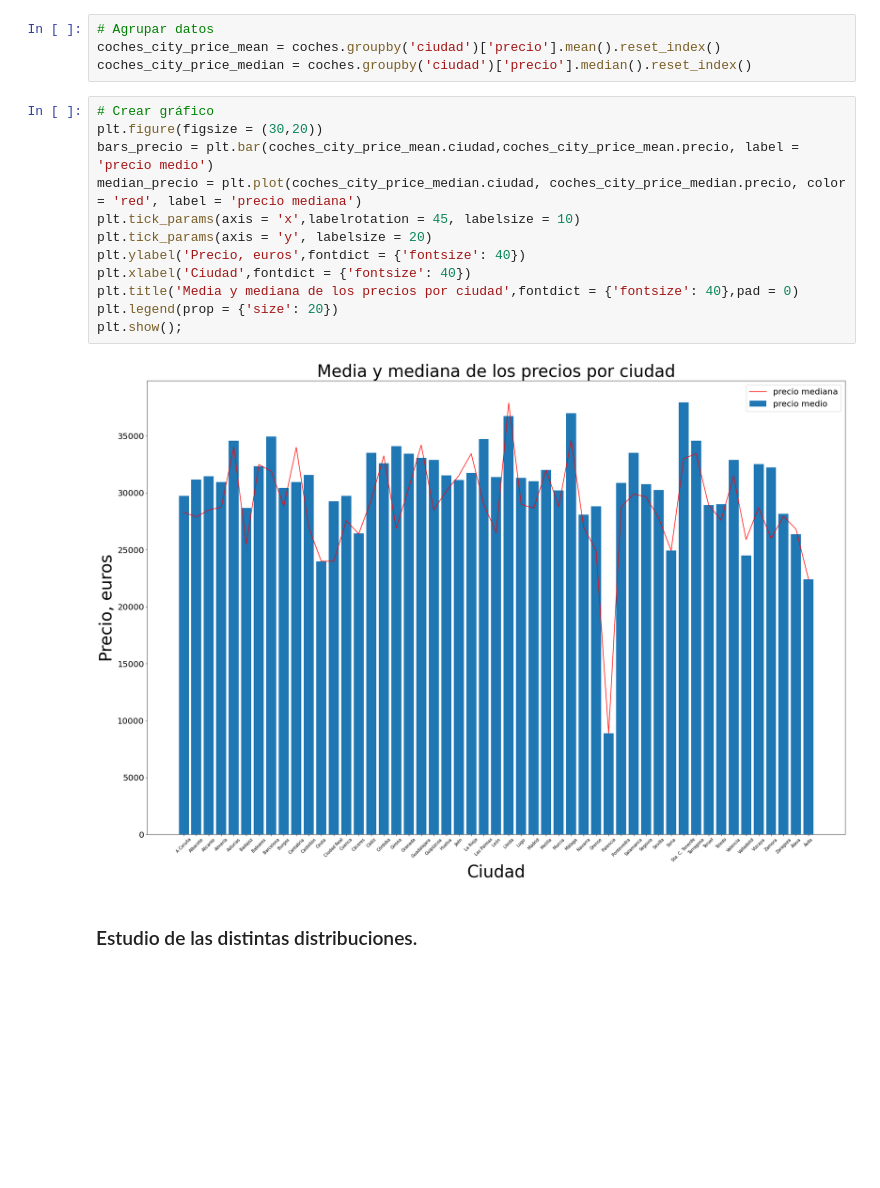
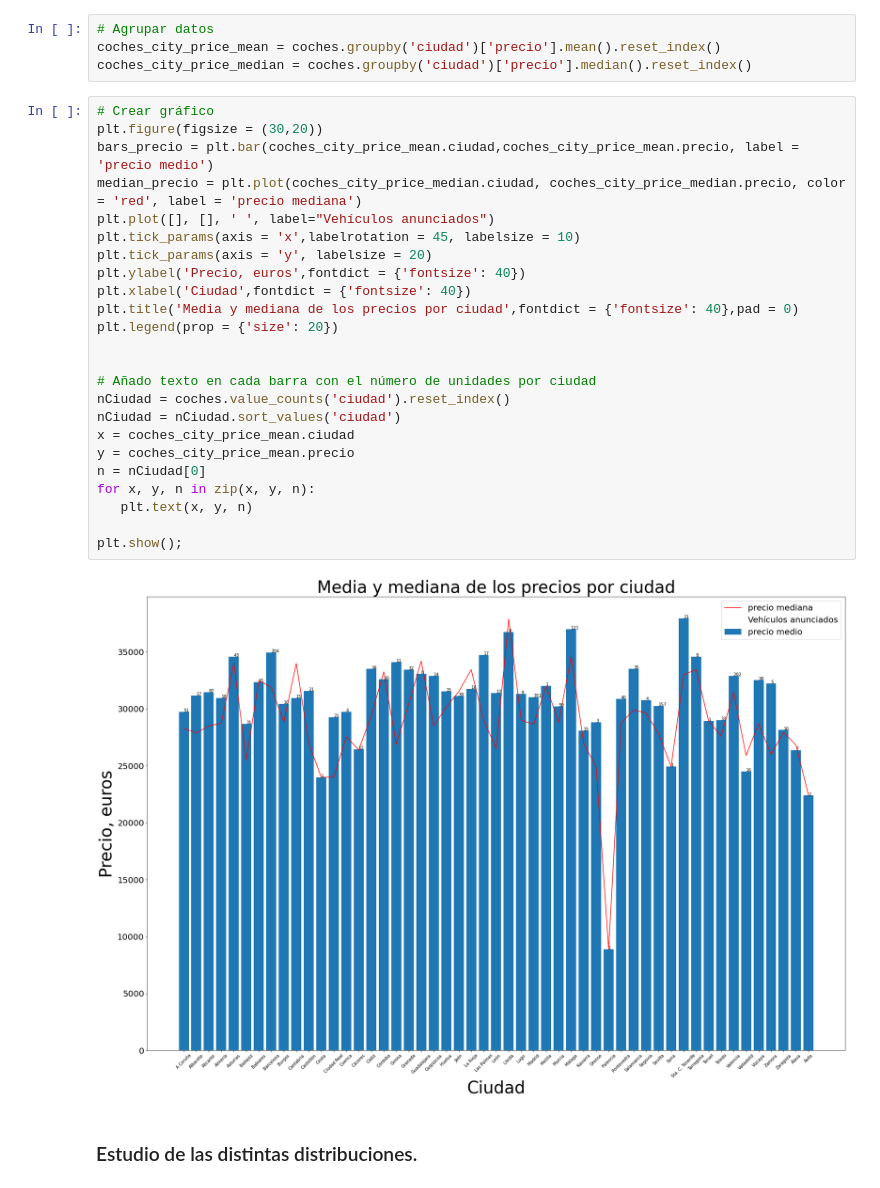
Before and after one commit to JAlonMor/Webscraping, a Jupyter notebook: EDA_coches.ipynb, the cells around one changed output. Drawn from its saved outputs; the diff is of its cells as text; blank space fills up the shorter version.

```diff
--- a/EDA_coches.ipynb
+++ b/EDA_coches.ipynb
@@ -381,17 +381,29 @@ coches_city_price_median = coches.groupby('ciudad')['precio'].median().reset_ind
 # %%
 # Crear gráfico
 plt.figure(figsize = (30,20))
 bars_precio = plt.bar(coches_city_price_mean.ciudad,coches_city_price_mean.precio, label = 'precio medio')
 median_precio = plt.plot(coches_city_price_median.ciudad, coches_city_price_median.precio, color = 'red', label = 'precio mediana')
+plt.plot([], [], ' ', label="Vehículos anunciados")
 plt.tick_params(axis = 'x',labelrotation = 45, labelsize = 10)
 plt.tick_params(axis = 'y', labelsize = 20)
 plt.ylabel('Precio, euros',fontdict = {'fontsize': 40})
 plt.xlabel('Ciudad',fontdict = {'fontsize': 40})
 plt.title('Media y mediana de los precios por ciudad',fontdict = {'fontsize': 40},pad = 0)
 plt.legend(prop = {'size': 20})
+
+
+# Añado texto en cada barra con el número de unidades por ciudad
+nCiudad = coches.value_counts('ciudad').reset_index()
+nCiudad = nCiudad.sort_values('ciudad')
+x = coches_city_price_mean.ciudad
+y = coches_city_price_mean.precio
+n = nCiudad[0]
+for x, y, n in zip(x, y, n):
+   plt.text(x, y, n)
+
 plt.show();
 # %% [output]
-[figure, old version]
+[figure, new version]
 # %% [markdown]
 ### Estudio de las distintas distribuciones.
 # %% [markdown]
```
Also changed, not shown: parts of 6 cells of this notebook.
